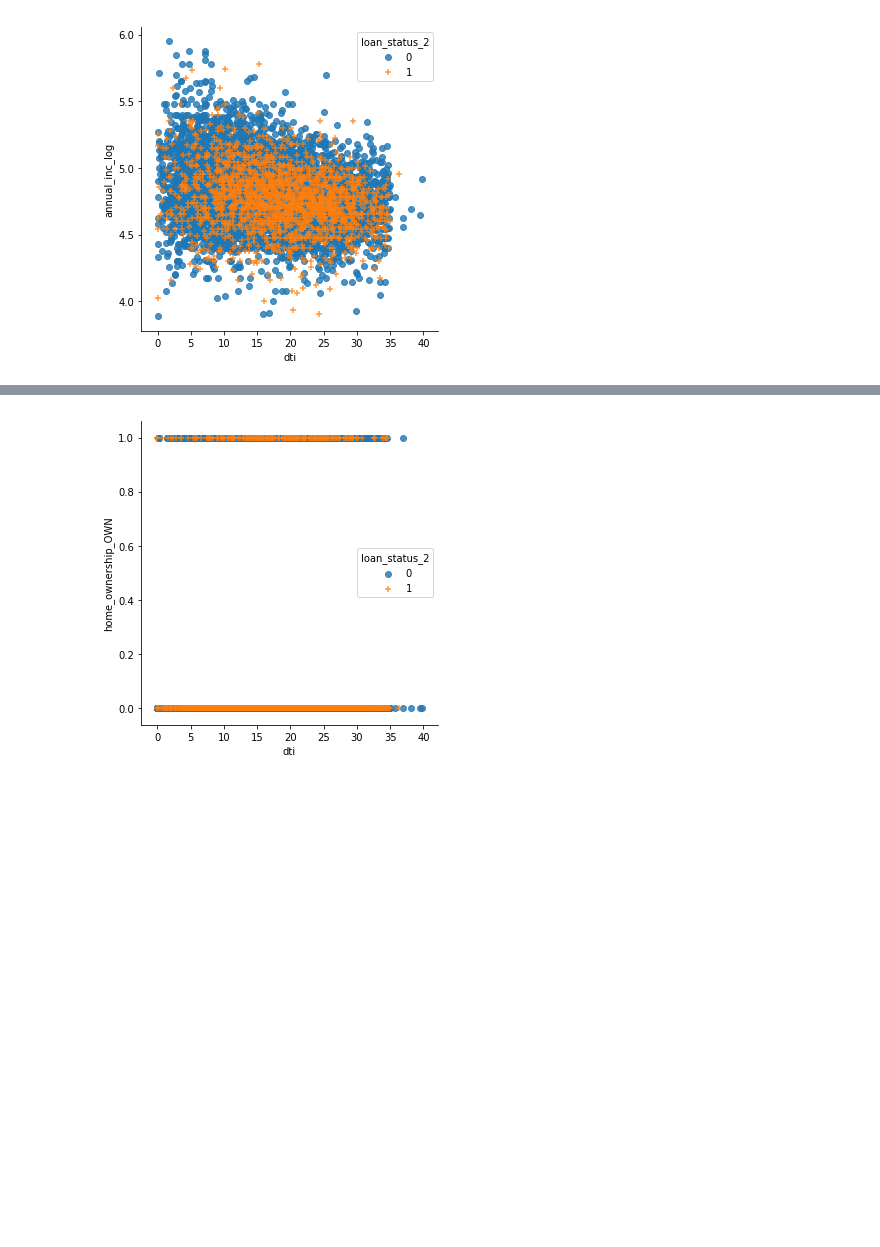
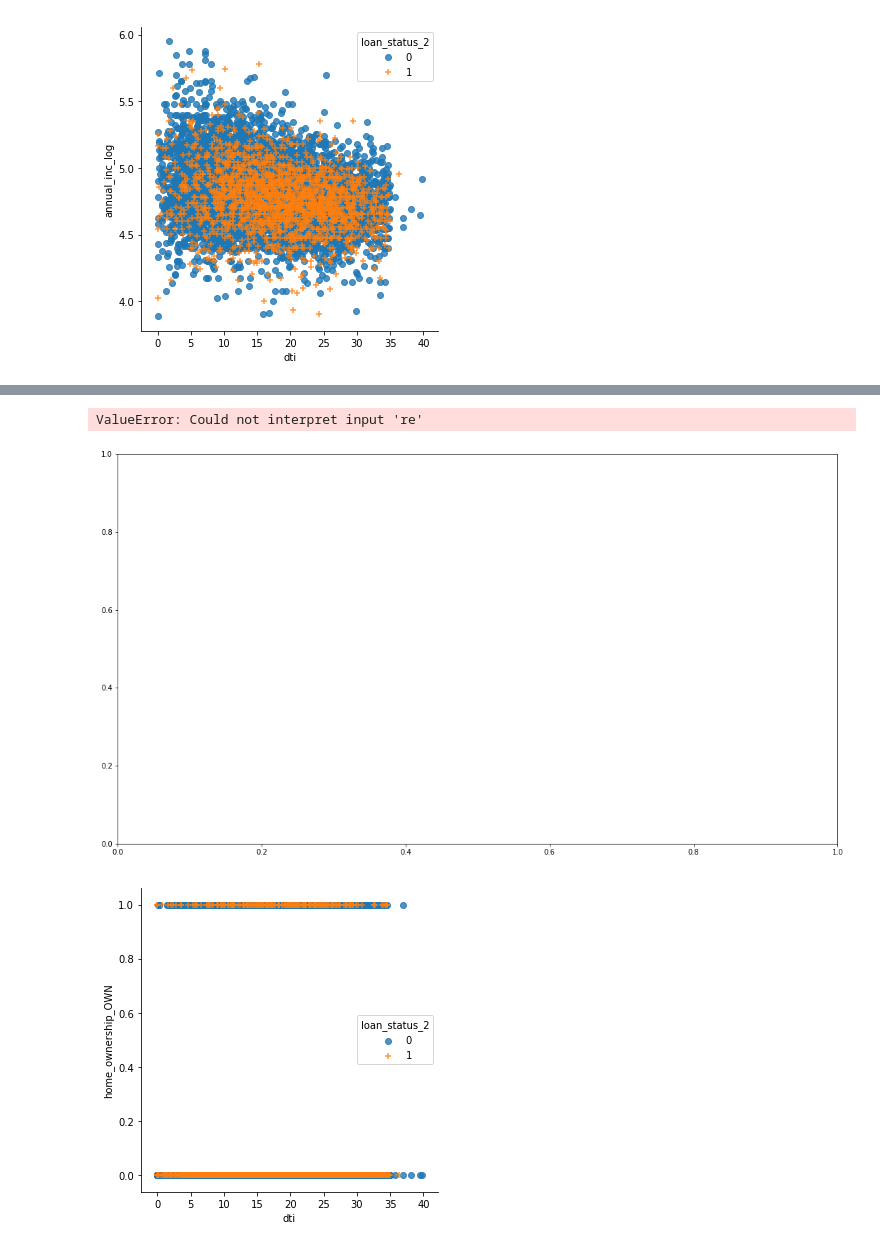
Before and after one commit to Erolino/LendingClub_Loans, a Jupyter notebook: LC_loans.ipynb, the cells around one changed output, grey strips where cells are left out. Drawn from its saved outputs; the diff is of its cells as text; code cells hidden in the pictures; blank space fills up the shorter version.

```diff
--- a/LC_loans.ipynb
+++ b/LC_loans.ipynb
@@ -1505,3 +1528,5 @@ sns.pairplot(lab_rawlog_dum,hue='loan_status_2')
 iii=sns.lmplot('dti','annual_inc_log',data=lab_rawlog_dum_risk,hue='loan_status_2',markers=['o','+'],legend_out=False,fit_reg=False)
 # %% [output]
 [figure]
+# %%
+p01=clean_df[clean_df['Loan_response']!=2]
@@ -1508,3 +1559,12 @@ iii=sns.lmplot('dti','annual_inc_log',data=lab_rawlog_dum_risk,hue='loan_status_
+# %%
+rel['val']=p01['sub_grade'].value_counts()/sum(p01['sub_grade'])
+rel['sub_grade']=p01['sub_grade']
+# %%
+plt.subplots(figsize=(18,10))
+iii=sns.barplot('re',data=rel)
+# %% [output]
+ValueError: Could not interpret input 're'
+[figure, added]
 # %%
 iii=sns.lmplot('dti','home_ownership_OWN',data=lab_rawlog_dum_risk,hue='loan_status_2',markers=['o','+'],legend_out=False,fit_reg=False)
 # %% [output]
```
Also changed, not shown: parts of 9 cells of this notebook, 6 other files.
